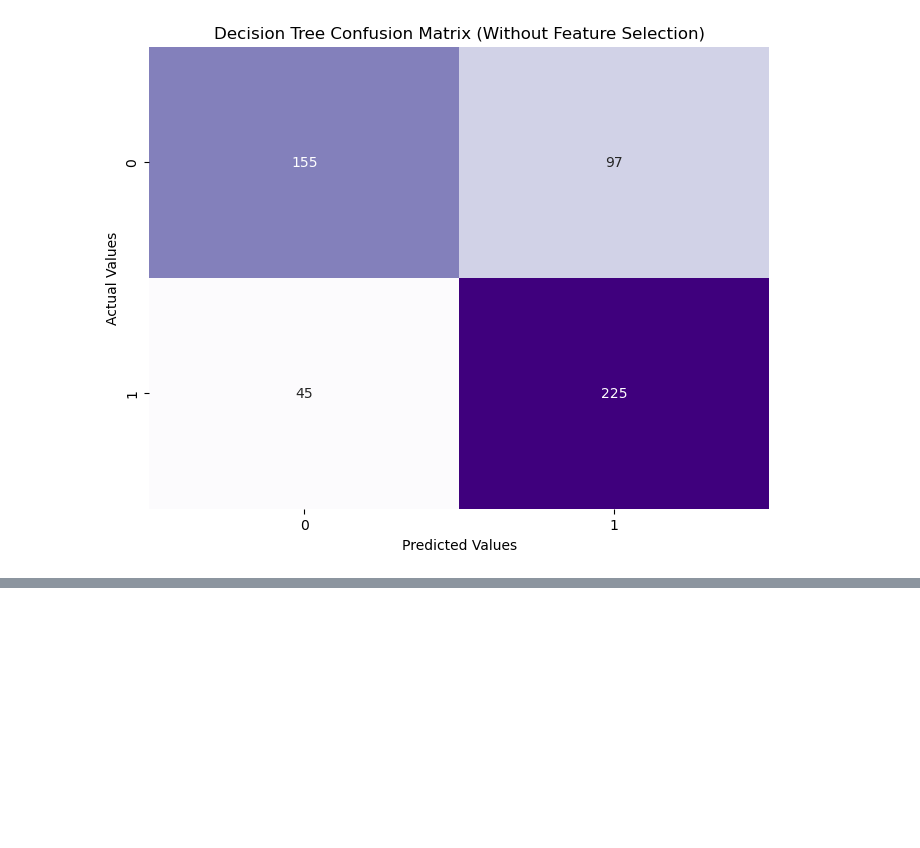
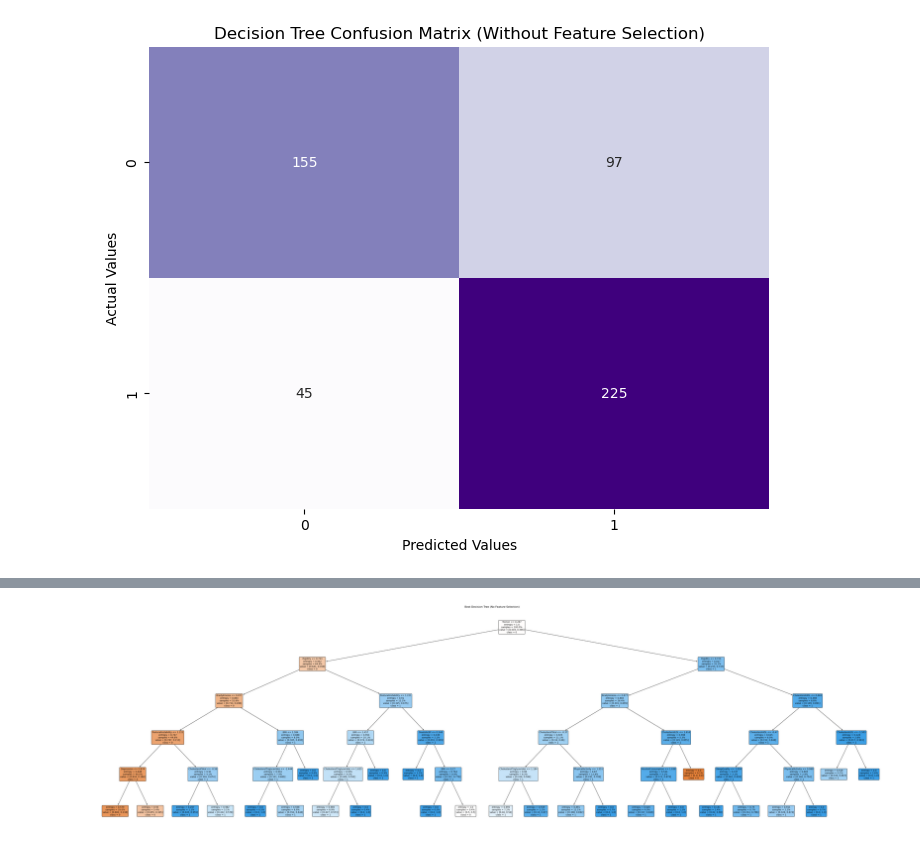
Before and after one commit to RiaChacko/MLGroup, a Jupyter notebook: Parkinsons/Parkinsons_Project.ipynb, the cells around one changed output, grey strips where cells are left out. Saved outputs shown, nothing was run; the diff lists cells and outputs as text; code cells hidden in the pictures; blank space fills up the shorter version.

```diff
--- a/Parkinsons/Parkinsons_Project.ipynb
+++ b/Parkinsons/Parkinsons_Project.ipynb
@@ -385,0 +395,8 @@ F1 Score: 0.7601351351351351
+# %%
+#Show Tree With No Feature Selection Applied
+plt.figure(figsize=(64, 18))
+plot_tree(dtree_b.best_estimator_, feature_names=feature_names, class_names=["0", "1"], filled=True, rounded=True, proportion=True, fontsize=10)
+plt.title("Best Decision Tree (No Feature Selection)")
+plt.show()
+# %% [output]
+[figure, added]
```
Also changed, not shown: parts of 5 cells of this notebook.
